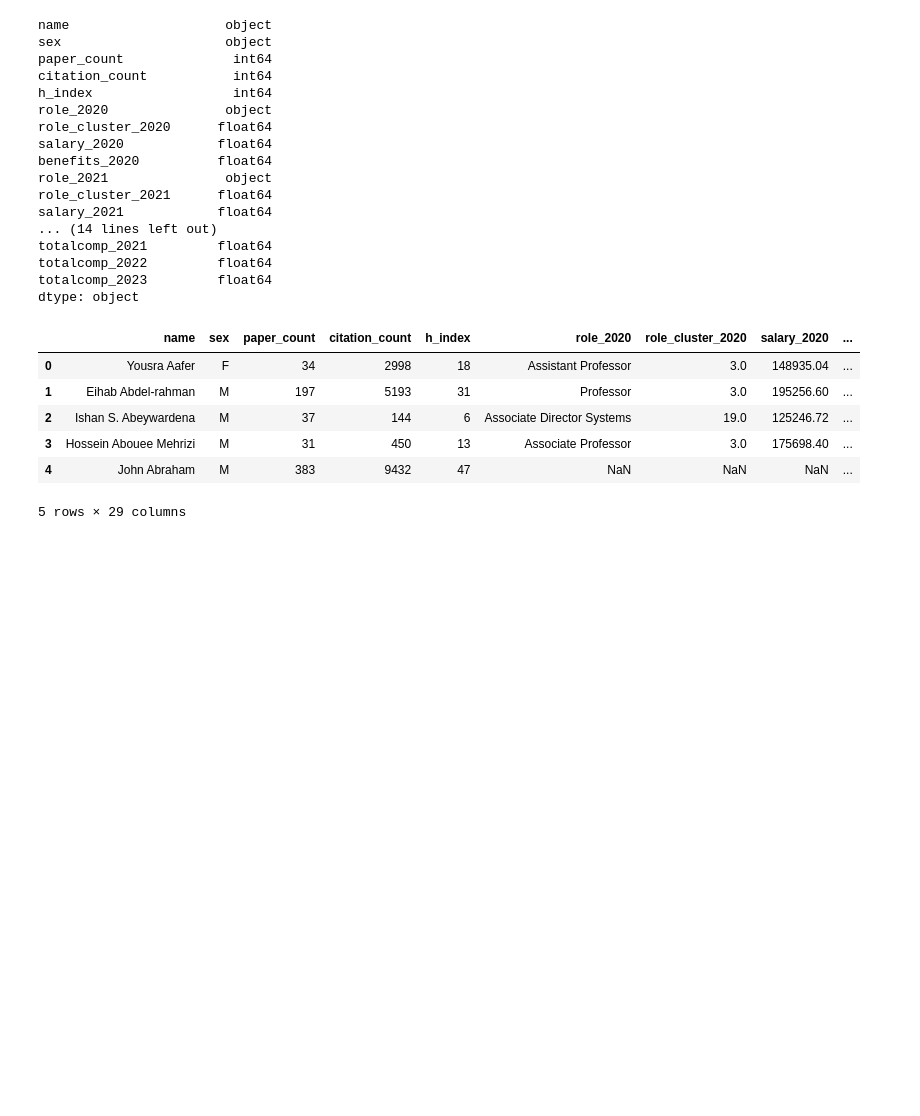
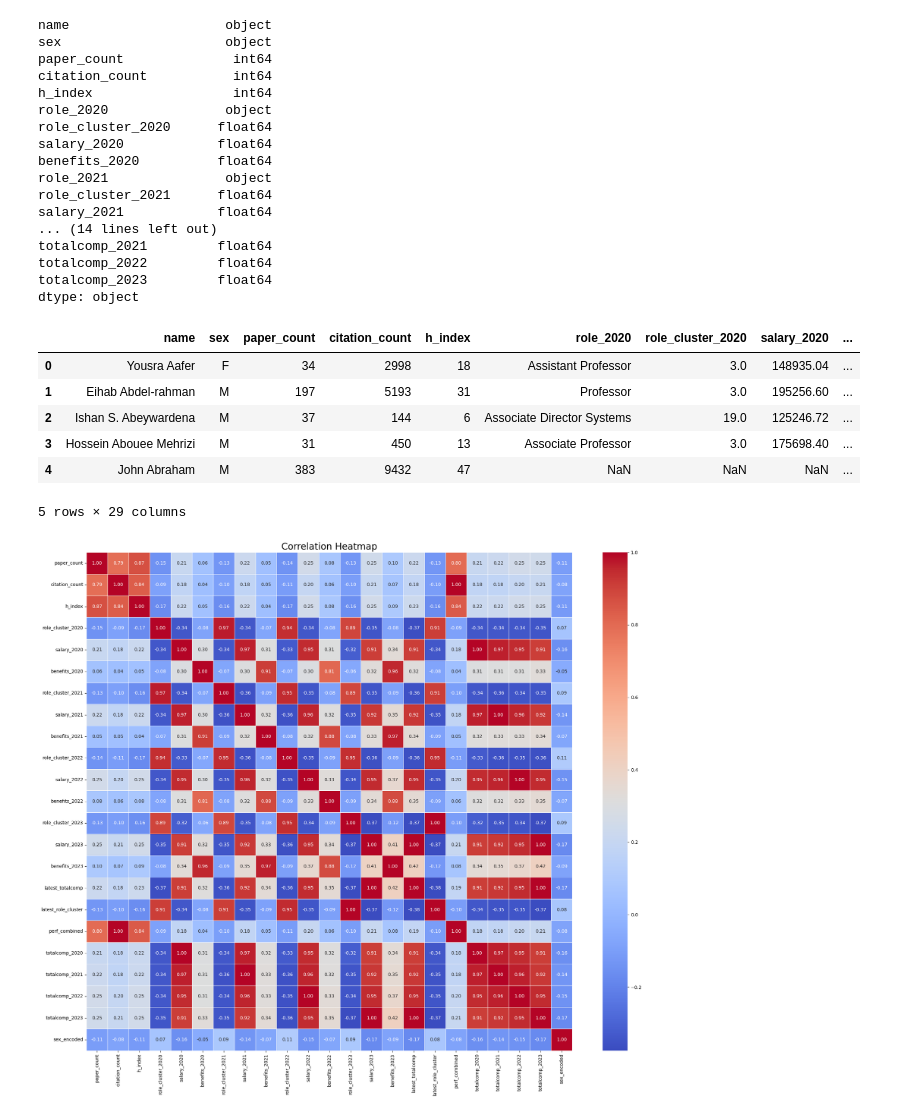
Before and after one commit to sueszli/uwaterloos-sunshines, a Jupyter notebook: src/plots.ipynb, the cells around one changed output. Saved outputs shown, nothing was run; the diff lists cells and outputs as text; code cells hidden in the pictures; blank space fills up the shorter version.

```diff
--- a/src/plots.ipynb
+++ b/src/plots.ipynb
@@ -148,3 +130,21 @@ dtype: object
 | 3 | Hossein Abouee Mehrizi | M | 31 | 450 | 13 | Associate Professor | 3.0 | 175698.40 | ... |
 | 4 | John Abraham | M | 383 | 9432 | 47 | NaN | NaN | NaN | ... |
 5 rows × 29 columns
+# %%
+#
+# heatmap
+#
+
+df["sex_encoded"] = df["sex"].map({"M": 1, "F": 2, None: 0})  # encode_sex
+numeric_df = df.select_dtypes(include=["float64", "int64"])
+numeric_df["sex_encoded"] = df["sex_encoded"]
+
+corr_matrix = numeric_df.corr()
+
+plt.figure(figsize=(20, 17))
+sns.heatmap(corr_matrix, annot=True, cmap="coolwarm", fmt=".2f", linewidths=0.5)
+plt.title("Correlation Heatmap", fontsize=20)
+plt.tight_layout()
+plt.show()
+# %% [output]
+[figure, added]
```
Also changed, not shown: parts of 2 cells of this notebook.
